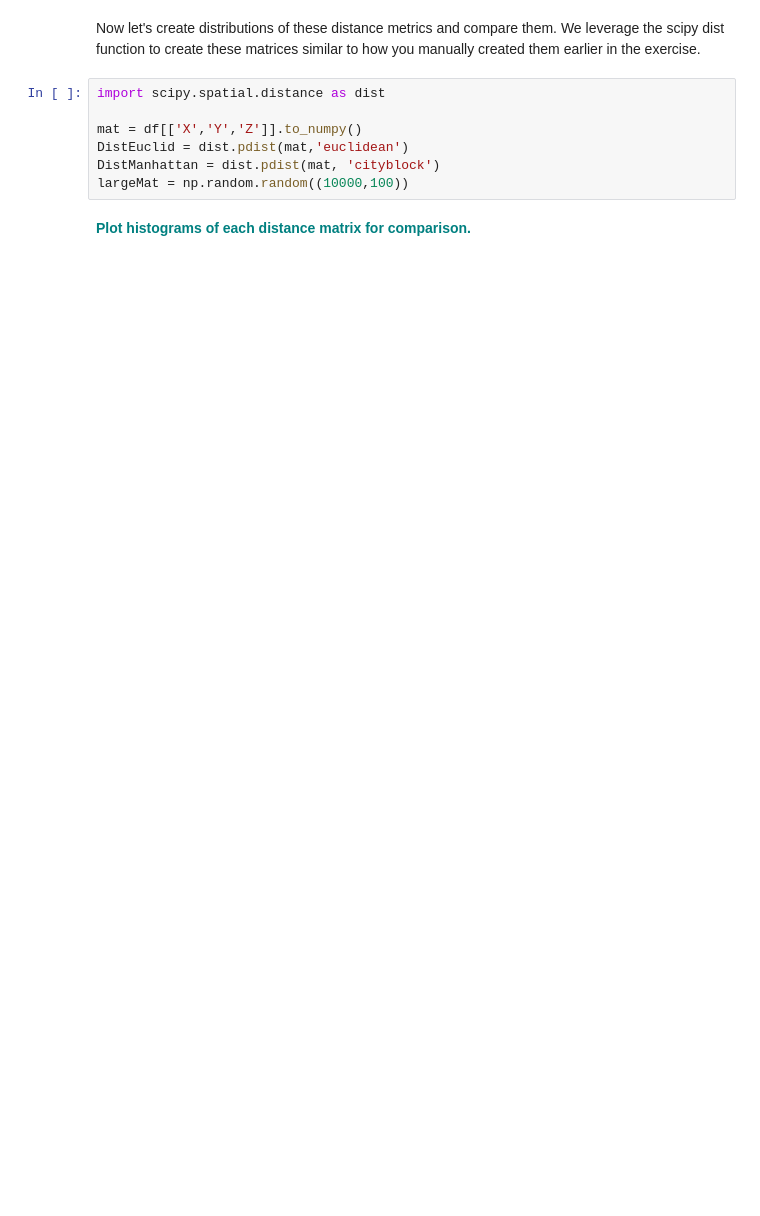
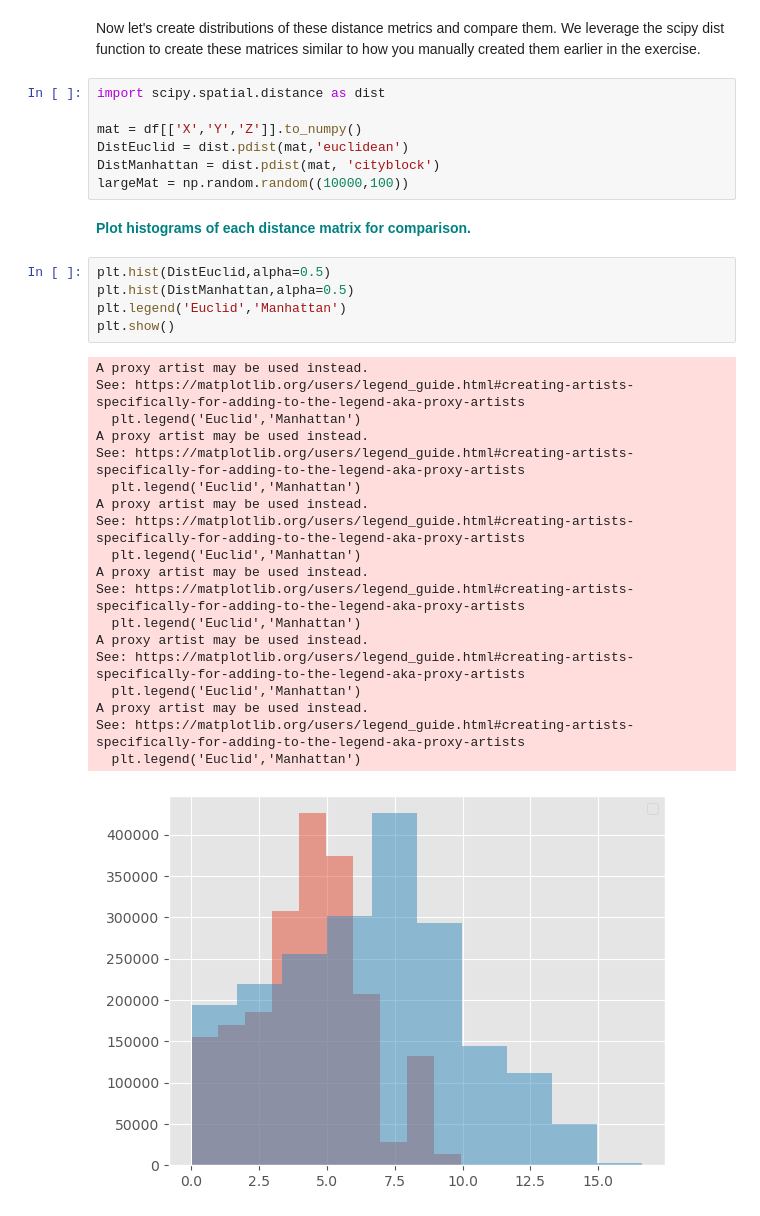
Before and after one commit to MsEM11/calculating-distances-case-study, a Jupyter notebook: Euclidean_and_Manhattan_Distances_Case_Study.ipynb, the cells around one changed output. Cells and saved outputs as stored; diff of their text form; blank space fills up the shorter version.

```diff
--- a/Euclidean_and_Manhattan_Distances_Case_Study.ipynb
+++ b/Euclidean_and_Manhattan_Distances_Case_Study.ipynb
@@ -82,3 +92,28 @@ DistManhattan = dist.pdist(mat, 'cityblock')
 largeMat = np.random.random((10000,100))
 # %% [markdown]
 **<font color='teal'>Plot histograms of each distance matrix for comparison.</font>**
+# %%
+plt.hist(DistEuclid,alpha=0.5)
+plt.hist(DistManhattan,alpha=0.5)
+plt.legend('Euclid','Manhattan')
+plt.show()
+# %% [output]
+A proxy artist may be used instead.
+See: https://matplotlib.org/users/legend_guide.html#creating-artists-specifically-for-adding-to-the-legend-aka-proxy-artists
+  plt.legend('Euclid','Manhattan')
+A proxy artist may be used instead.
+See: https://matplotlib.org/users/legend_guide.html#creating-artists-specifically-for-adding-to-the-legend-aka-proxy-artists
+  plt.legend('Euclid','Manhattan')
+A proxy artist may be used instead.
+See: https://matplotlib.org/users/legend_guide.html#creating-artists-specifically-for-adding-to-the-legend-aka-proxy-artists
+  plt.legend('Euclid','Manhattan')
+A proxy artist may be used instead.
+See: https://matplotlib.org/users/legend_guide.html#creating-artists-specifically-for-adding-to-the-legend-aka-proxy-artists
+  plt.legend('Euclid','Manhattan')
+A proxy artist may be used instead.
+See: https://matplotlib.org/users/legend_guide.html#creating-artists-specifically-for-adding-to-the-legend-aka-proxy-artists
+  plt.legend('Euclid','Manhattan')
+A proxy artist may be used instead.
+See: https://matplotlib.org/users/legend_guide.html#creating-artists-specifically-for-adding-to-the-legend-aka-proxy-artists
+  plt.legend('Euclid','Manhattan')
+[figure, added]
```
Also changed, not shown: parts of 2 cells of this notebook.
